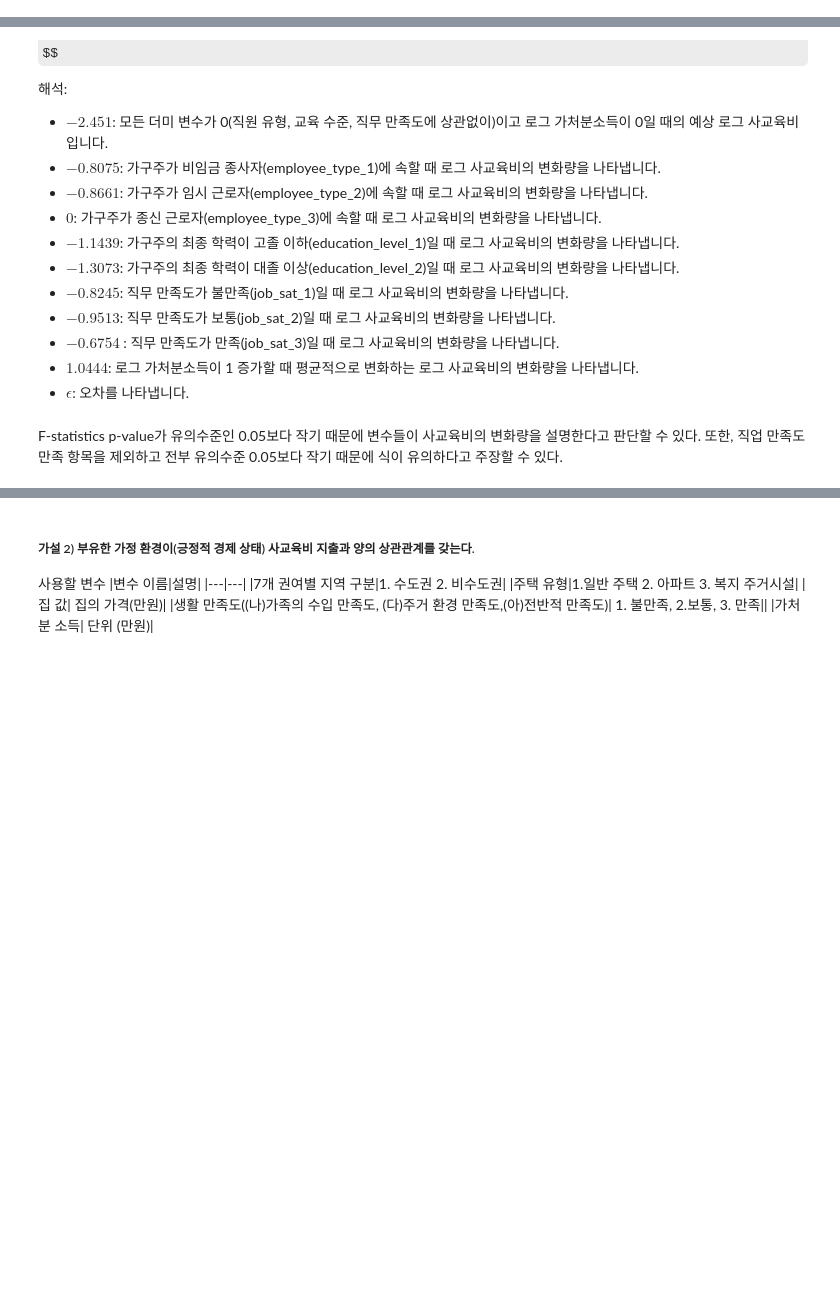
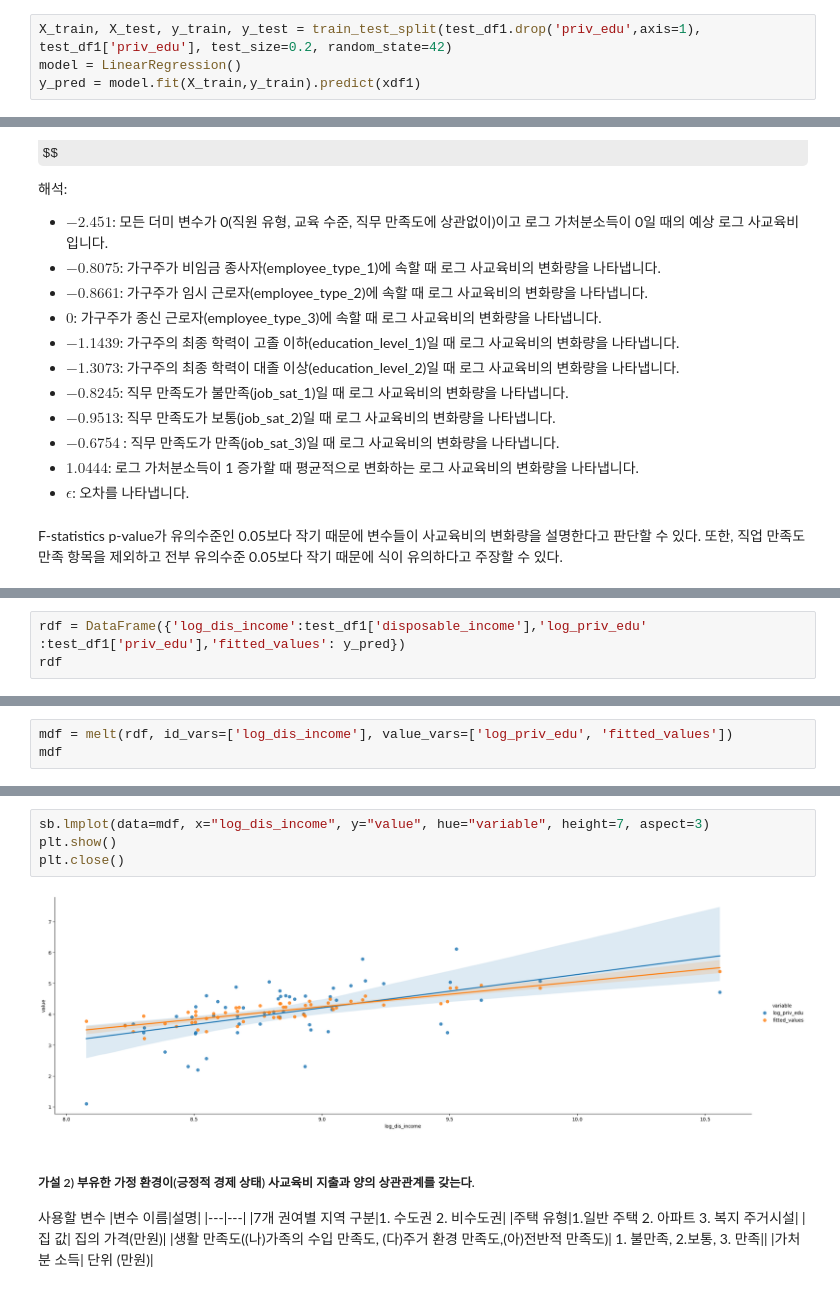
Before and after one commit to yooninsu/Project, a Jupyter notebook: Welfare/project_welfare.ipynb, the cells around one changed output, grey strips where cells are left out. Saved outputs shown, nothing was run; the diff lists cells and outputs as text; some formulas as TeX source; blank space fills up the shorter version.

```diff
--- a/Welfare/project_welfare.ipynb
+++ b/Welfare/project_welfare.ipynb
@@ -537,3 +538,7 @@ test_df1.head()
+# %%
+X_train, X_test, y_train, y_test = train_test_split(test_df1.drop('priv_edu',axis=1), test_df1['priv_edu'], test_size=0.2, random_state=42)
+model = LinearRegression()
+y_pred = model.fit(X_train,y_train).predict(xdf1)
 # %%
 model =ols('priv_edu~disposable_income+education_level_1+education_level_2+employee_type_1+employee_type_2+job_sat_1+job_sat_2+job_sat_3',data=test_df1)
 fit = model.fit()
@@ -591,0 +638,3 @@ F-statistics p-value가 유의수준인 0.05보다 작기 때문에 변수들이
+# %%
+rdf = DataFrame({'log_dis_income':test_df1['disposable_income'],'log_priv_edu' :test_df1['priv_edu'],'fitted_values': y_pred})
+rdf
@@ -591,0 +661,3 @@ F-statistics p-value가 유의수준인 0.05보다 작기 때문에 변수들이
+# %%
+mdf = melt(rdf, id_vars=['log_dis_income'], value_vars=['log_priv_edu', 'fitted_values'])
+mdf
@@ -592,3 +678,9 @@ F-statistics p-value가 유의수준인 0.05보다 작기 때문에 변수들이
+# %%
+sb.lmplot(data=mdf, x="log_dis_income", y="value", hue="variable", height=7, aspect=3)
+plt.show()
+plt.close()
+# %% [output]
+[figure, added]
 # %% [markdown]
 ##### 가설 2) 부유한 가정 환경이(긍정적 경제 상태) 사교육비 지출과 양의 상관관계를 갖는다.
 
```
Also changed, not shown: parts of 22 cells of this notebook.
